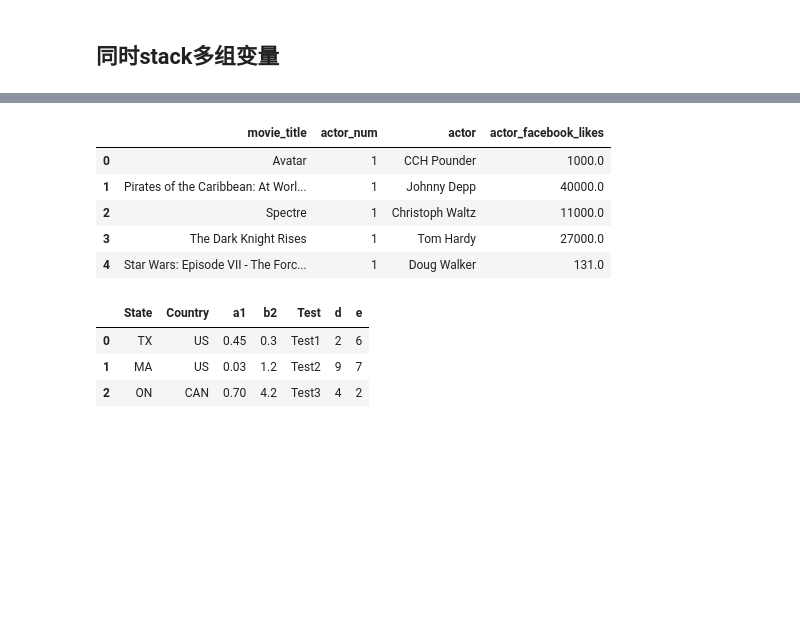
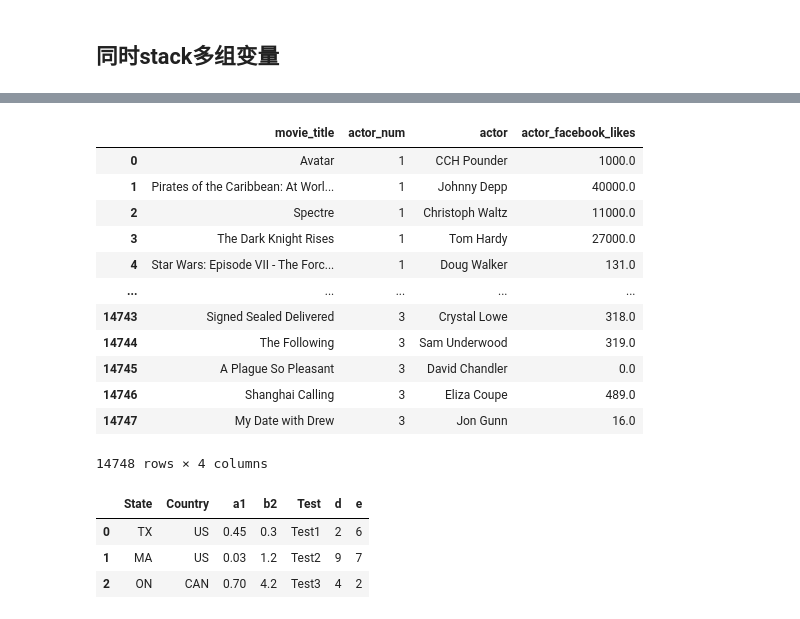
Before and after one commit to 99night66/pandas_study, a Jupyter notebook: 8_数据清理.ipynb, the cells around one changed output, grey strips where cells are left out. Cells and saved outputs as stored; diff of their text form; code cells hidden in the pictures; blank space fills up the shorter version.

```diff
--- a/8_数据清理.ipynb
+++ b/8_数据清理.ipynb
@@ -255,17 +259,29 @@ actor2.head()
 | 3 | The Dark Knight Rises | Tom Hardy | Christian Bale | Joseph Gordon-Levitt | 27000.0 | 23000.0 | ... |
 | 4 | Star Wars: Episode VII - The Forc... | Doug Walker | Rob Walker | NaN | 131.0 | 12.0 | ... |
 # %%
-# 使用wide_to_long()函数，同时stack两列actor和Facebook
+# 使用wide_to_long()函数(宽格式转化为长格式)，同时stack两列actor和Facebook
 stubs = ['actor', 'actor_facebook_likes']
+# stubnames = stubs: stubnames是列名前缀的列表，stubs是这些列的前缀
+# i = ['movie_title']: 是想保留的索引列
+# j='actor_num': j表示新生成的列，这一列将包含从宽格式中提取的列的编号
+# sep='_': _是分隔符
 actor2_tidy = pd.wide_to_long(actor2, stubnames = stubs, i = ['movie_title'], j='actor_num', sep='_').reset_index()
-actor2_tidy.head()
+
+actor2_tidy
 # %% [output]
 |  | movie_title | actor_num | actor | actor_facebook_likes |
 | 0 | Avatar | 1 | CCH Pounder | 1000.0 |
 | 1 | Pirates of the Caribbean: At Worl... | 1 | Johnny Depp | 40000.0 |
 | 2 | Spectre | 1 | Christoph Waltz | 11000.0 |
 | 3 | The Dark Knight Rises | 1 | Tom Hardy | 27000.0 |
 | 4 | Star Wars: Episode VII - The Forc... | 1 | Doug Walker | 131.0 |
+| ... | ... | ... | ... | ... |
+| 14743 | Signed Sealed Delivered | 3 | Crystal Lowe | 318.0 |
+| 14744 | The Following | 3 | Sam Underwood | 319.0 |
+| 14745 | A Plague So Pleasant | 3 | David Chandler | 0.0 |
+| 14746 | Shanghai Calling | 3 | Eliza Coupe | 489.0 |
+| 14747 | My Date with Drew | 3 | Jon Gunn | 16.0 |
+14748 rows × 4 columns
 # %%
 df = pd.read_csv('stackme.csv')
 df
```
Also changed, not shown: parts of 95 cells of this notebook.
